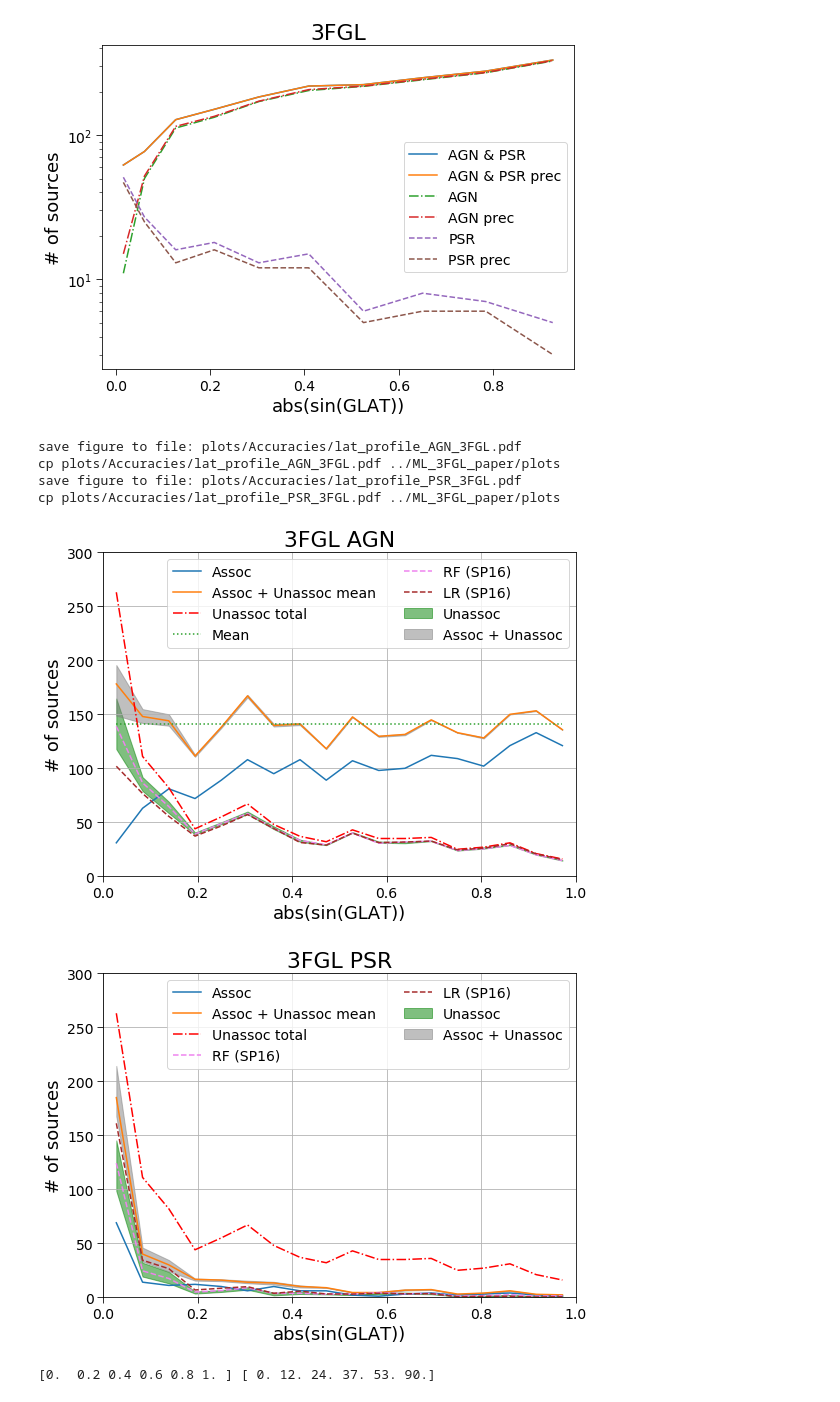
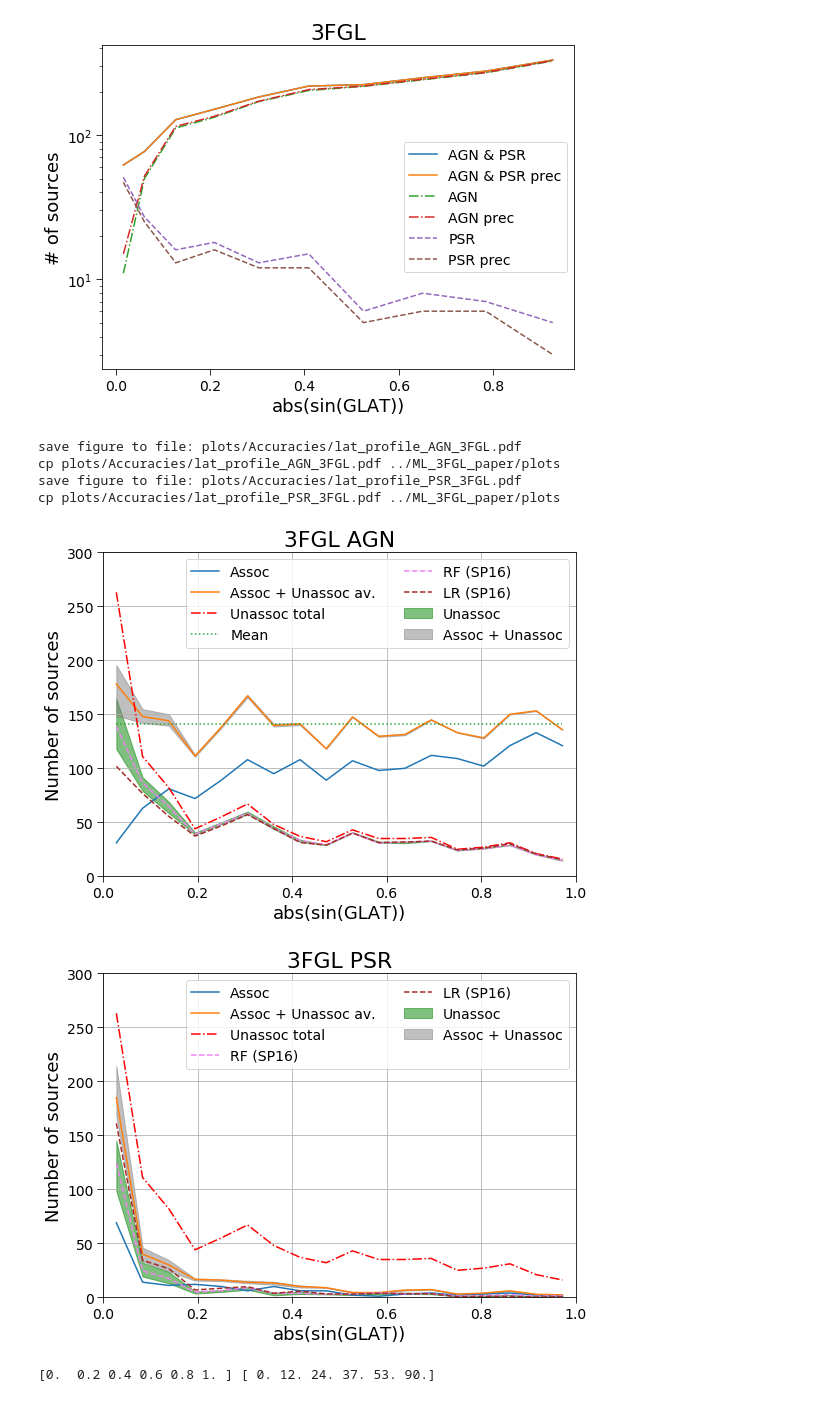
Before and after one commit to aakashbhat/Fermi-LAT, a Jupyter notebook: py_dima/acccuracy_vs_glat.ipynb, the cells around one changed output. Cells and saved outputs as stored; diff of their text form; code cells hidden in the pictures.

```diff
--- a/py_dima/acccuracy_vs_glat.ipynb
+++ b/py_dima/acccuracy_vs_glat.ipynb
@@ -61,6 +61,7 @@ masks['AGN & PSR'] = (cat_df['Category_%s' % cat] == 'AGN') | (cat_df['Category_
 masks['AGN'] = (cat_df['Category_%s' % cat] == 'AGN')
 masks['PSR'] = (cat_df['Category_%s' % cat] == 'PSR')
 masks['UNAS'] = (cat_df['Category_%s' % cat] == 'UNAS')
+masks['ASSOC'] = (cat_df['Category_%s' % cat] != 'UNAS')
 # %%
 res = {}
 res_prec = {}
@@ -233,8 +234,8 @@ for pop in ['AGN', 'PSR']:
     pyplot.fill_between(xs, ass_lat + minvs, ass_lat + maxvs, color='gray', alpha=0.5,
                         label='Assoc + Unassoc')
     mean = np.mean(ass_lat + unass_lat_av) * np.ones(nbins)
-    pyplot.plot(xs, ass_lat + unass_lat_av, label='Assoc + Unassoc mean')
-    #pyplot.errorbar(xs, ass_lat + unass_lat_av, np.sqrt(mean), ls='', marker='s', label='Assoc + Unassoc mean')
+    pyplot.plot(xs, ass_lat + unass_lat_av, label='Assoc + Unassoc av.')
+    #pyplot.errorbar(xs, ass_lat + unass_lat_av, np.sqrt(mean), ls='', marker='s', label='Assoc + Unassoc av.')
     pyplot.plot(xs, unass_lat_tot, ls='-.', color='r', label='Unassoc total')
 
 
@@ -249,36 +250,36 @@ for pop in ['AGN', 'PSR']:
     pyplot.title('%s %s' %(cat, pop))
     pyplot.legend(ncol=2)
     pyplot.grid()
     if use_sin_glat:
         pyplot.xlabel('abs(sin(GLAT))')
         pyplot.xlim(0, 1)
         #x_ticks = fig.axes[0].get_xticks()
         #x_ticks_new = np.around(np.rad2deg(np.arcsin(x_ticks)))
         #fig.axes[0].set_xticks(x_ticks_new)
     else:
         pyplot.xlabel('abs(GLAT)')
         pyplot.xlim(0, 90)
 
-    pyplot.ylabel('# of sources')
+    pyplot.ylabel('Number of sources')
     if cat == '3FGL':
         pyplot.ylim(0, 300)
     elif cat == '4FGL':
         pyplot.ylim(0, 400)
 
     if save_plots:
         fn = '%s/lat_profile_%s_%s.pdf' % (plots_folder, pop, cat)
         print('save figure to file: %s' % fn)
         pyplot.savefig(fn)
         cmd = 'cp %s ../ML_3FGL_paper/plots' % fn
         print(cmd)
         os.system(cmd)
 # %% [output]
 save figure to file: plots/Accuracies/lat_profile_AGN_3FGL.pdf
 cp plots/Accuracies/lat_profile_AGN_3FGL.pdf ../ML_3FGL_paper/plots
 save figure to file: plots/Accuracies/lat_profile_PSR_3FGL.pdf
 cp plots/Accuracies/lat_profile_PSR_3FGL.pdf ../ML_3FGL_paper/plots
-[figure, old version]
+[figure, new version]
-[figure, old version]
+[figure, new version]
 # %%
 x_ticks = fig.axes[0].get_xticks()
 x_ticks_new = np.around(np.rad2deg(np.arcsin(x_ticks)))
```
Also changed, not shown: parts of 5 cells of this notebook, 36 other files.
